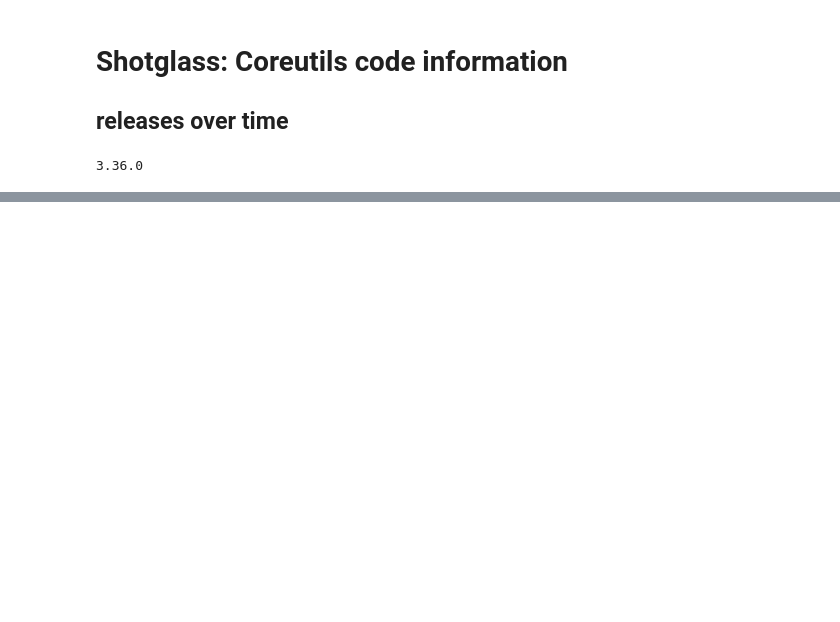
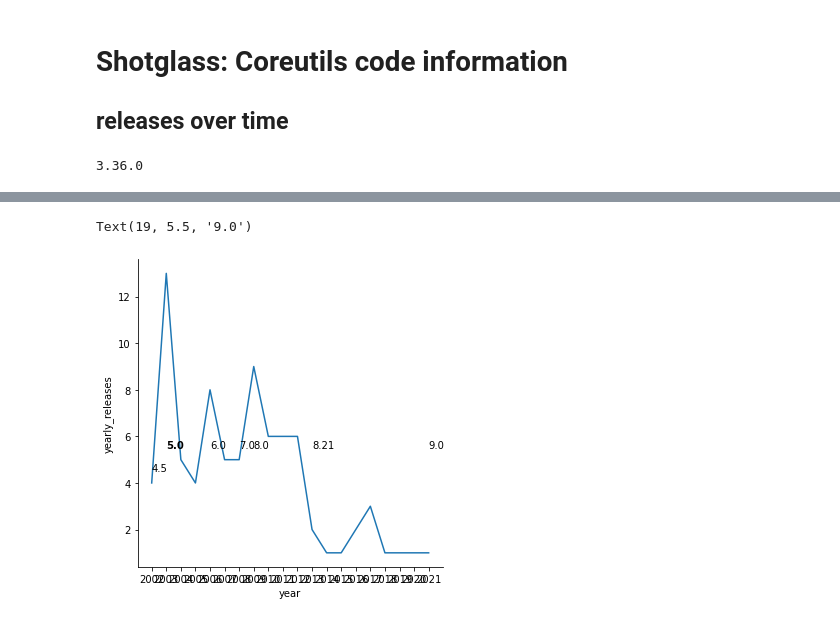
Before and after one commit to johntellsall/shotglass, a Jupyter notebook: dec/shotglass-coreutils.ipynb, the cells around one changed output, grey strips where cells are left out. Drawn from its saved outputs; the diff is of its cells as text; code cells hidden in the pictures; blank space fills up the shorter version.

Commit message:
nice plot

```diff
--- a/dec/shotglass-coreutils.ipynb
+++ b/dec/shotglass-coreutils.ipynb
@@ -46,3 +47,19 @@ sns.relplot(data=releases_df, x='year', y='yearly_releases', kind='line')
+# %%
+
+sns.relplot(data=releases_df, x='year', y='yearly_releases', kind='line')
+
+first = 2002
+plt.text(2002-first, 4.5, "4.5") # , transform=ax.transAxes)
+# , horizontalalignment='left', size='medium', color='black', weight='semibold')
+plt.text(2003-first, 5.5, "5.0", horizontalalignment='left', size='medium', color='black', weight='semibold')
+plt.text(2006-first, 5.5, "6.0")
+plt.text(2008-first, 5.5, "7.0")
+plt.text(2009-first, 5.5, "8.0")
+plt.text(2013-first, 5.5, "8.21")
+plt.text(2021-first, 5.5, "9.0")
+# %% [output]
+Text(19, 5.5, '9.0')
+[figure, added]
 # %%
 # sns.heatmap(corr, mask=mask, cmap=cmap, vmax=.3, center=0,
 #             square=True, linewidths=.5, cbar_kws={"shrink": .5})
```
Also changed, not shown: parts of 2 cells of this notebook.
